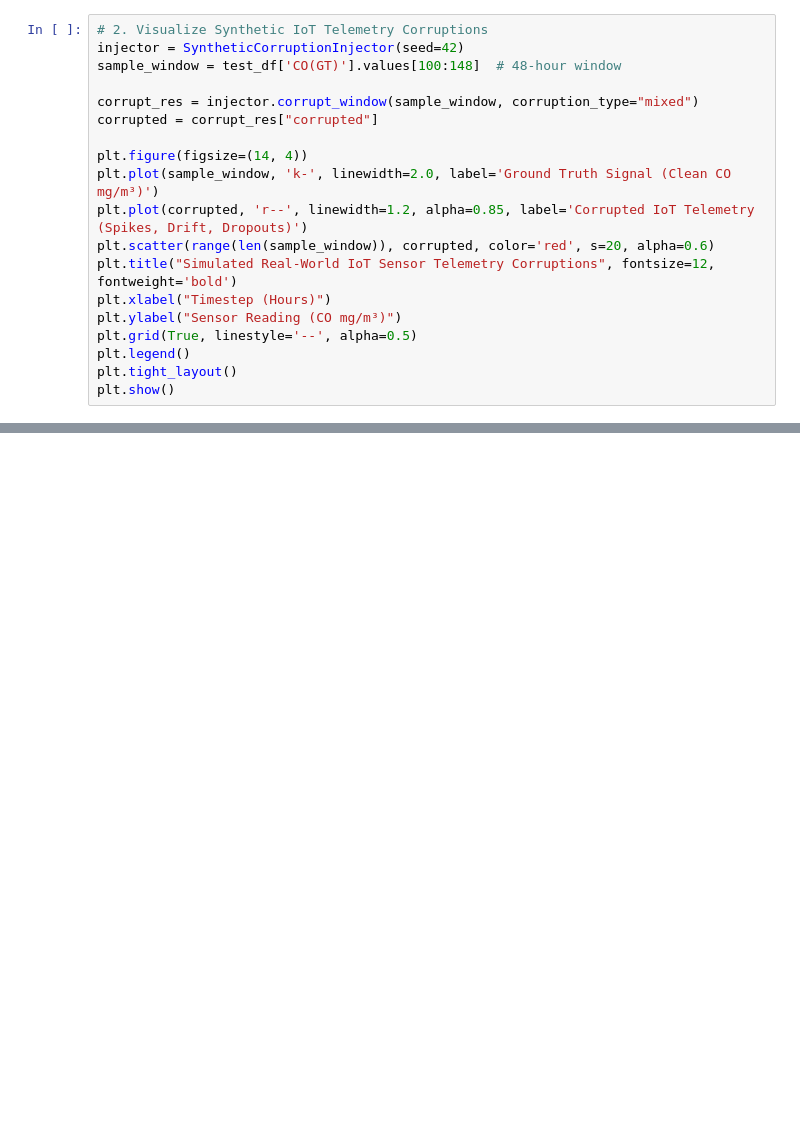
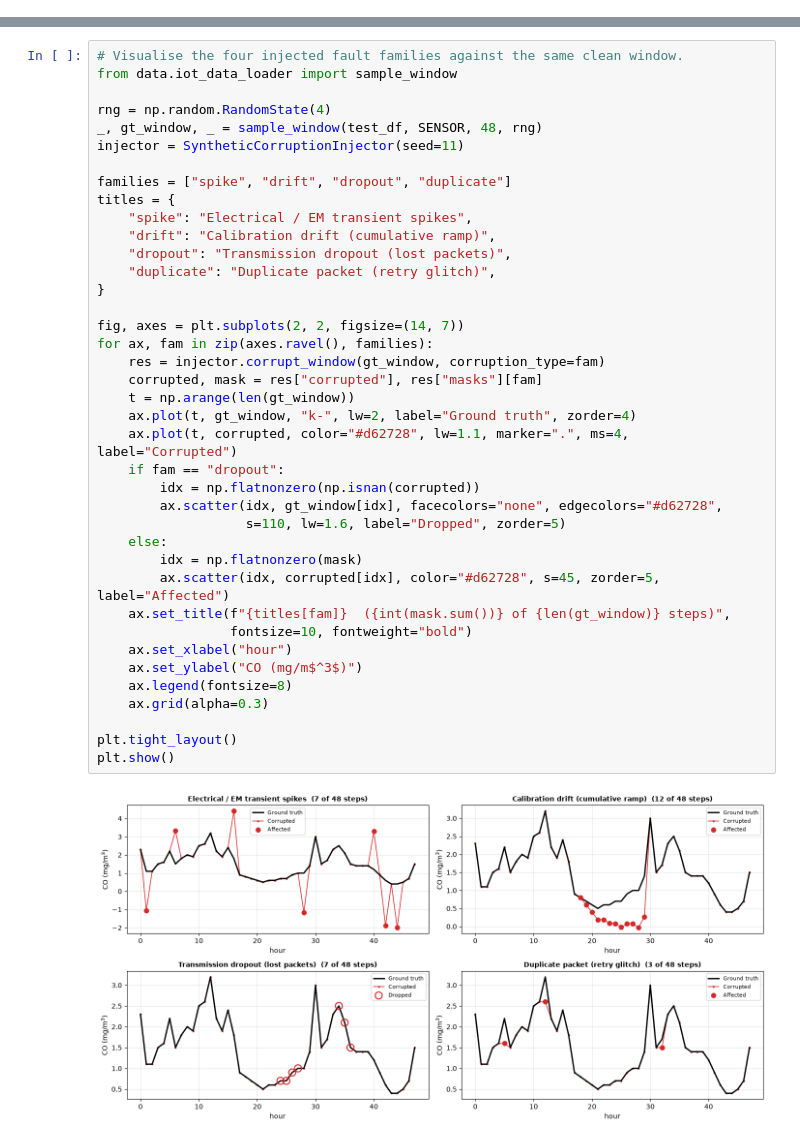
Before and after one commit to AnubhavKiroula/data-cleaning-openenv, a Jupyter notebook: RL-Cleanse_demo.ipynb, the cells around one changed output, grey strips where cells are left out. Drawn from its saved outputs; the diff is of its cells as text; blank space fills up the shorter version.

```diff
--- a/RL-Cleanse_demo.ipynb
+++ b/RL-Cleanse_demo.ipynb
@@ -68,19 +0,0 @@ Key Sensor Features:
-# %%
-# 2. Visualize Synthetic IoT Telemetry Corruptions
-injector = SyntheticCorruptionInjector(seed=42)
-sample_window = test_df['CO(GT)'].values[100:148]  # 48-hour window
-
-corrupt_res = injector.corrupt_window(sample_window, corruption_type="mixed")
-corrupted = corrupt_res["corrupted"]
-
-plt.figure(figsize=(14, 4))
-plt.plot(sample_window, 'k-', linewidth=2.0, label='Ground Truth Signal (Clean CO mg/m³)')
-plt.plot(corrupted, 'r--', linewidth=1.2, alpha=0.85, label='Corrupted IoT Telemetry (Spikes, Drift, Dropouts)')
-plt.scatter(range(len(sample_window)), corrupted, color='red', s=20, alpha=0.6)
-plt.title("Simulated Real-World IoT Sensor Telemetry Corruptions", fontsize=12, fontweight='bold')
-plt.xlabel("Timestep (Hours)")
-plt.ylabel("Sensor Reading (CO mg/m³)")
-plt.grid(True, linestyle='--', alpha=0.5)
-plt.legend()
-plt.tight_layout()
-plt.show()
@@ -339,0 +127,41 @@ plt.show()
+# %%
+# Visualise the four injected fault families against the same clean window.
+from data.iot_data_loader import sample_window
+
+rng = np.random.RandomState(4)
+_, gt_window, _ = sample_window(test_df, SENSOR, 48, rng)
+injector = SyntheticCorruptionInjector(seed=11)
+
+families = ["spike", "drift", "dropout", "duplicate"]
+titles = {
+    "spike": "Electrical / EM transient spikes",
+    "drift": "Calibration drift (cumulative ramp)",
+    "dropout": "Transmission dropout (lost packets)",
+    "duplicate": "Duplicate packet (retry glitch)",
+}
+
+fig, axes = plt.subplots(2, 2, figsize=(14, 7))
+for ax, fam in zip(axes.ravel(), families):
+    res = injector.corrupt_window(gt_window, corruption_type=fam)
+    corrupted, mask = res["corrupted"], res["masks"][fam]
+    t = np.arange(len(gt_window))
+    ax.plot(t, gt_window, "k-", lw=2, label="Ground truth", zorder=4)
+    ax.plot(t, corrupted, color="#d62728", lw=1.1, marker=".", ms=4, label="Corrupted")
+    if fam == "dropout":
+        idx = np.flatnonzero(np.isnan(corrupted))
+        ax.scatter(idx, gt_window[idx], facecolors="none", edgecolors="#d62728",
+                   s=110, lw=1.6, label="Dropped", zorder=5)
+    else:
+        idx = np.flatnonzero(mask)
+        ax.scatter(idx, corrupted[idx], color="#d62728", s=45, zorder=5, label="Affected")
+    ax.set_title(f"{titles[fam]}  ({int(mask.sum())} of {len(gt_window)} steps)",
+                 fontsize=10, fontweight="bold")
+    ax.set_xlabel("hour")
+    ax.set_ylabel("CO (mg/m$^3$)")
+    ax.legend(fontsize=8)
+    ax.grid(alpha=0.3)
+
+plt.tight_layout()
+plt.show()
+# %% [output]
+[figure, added]
```
Also changed, not shown: parts of 40 cells of this notebook, 1 other file.
